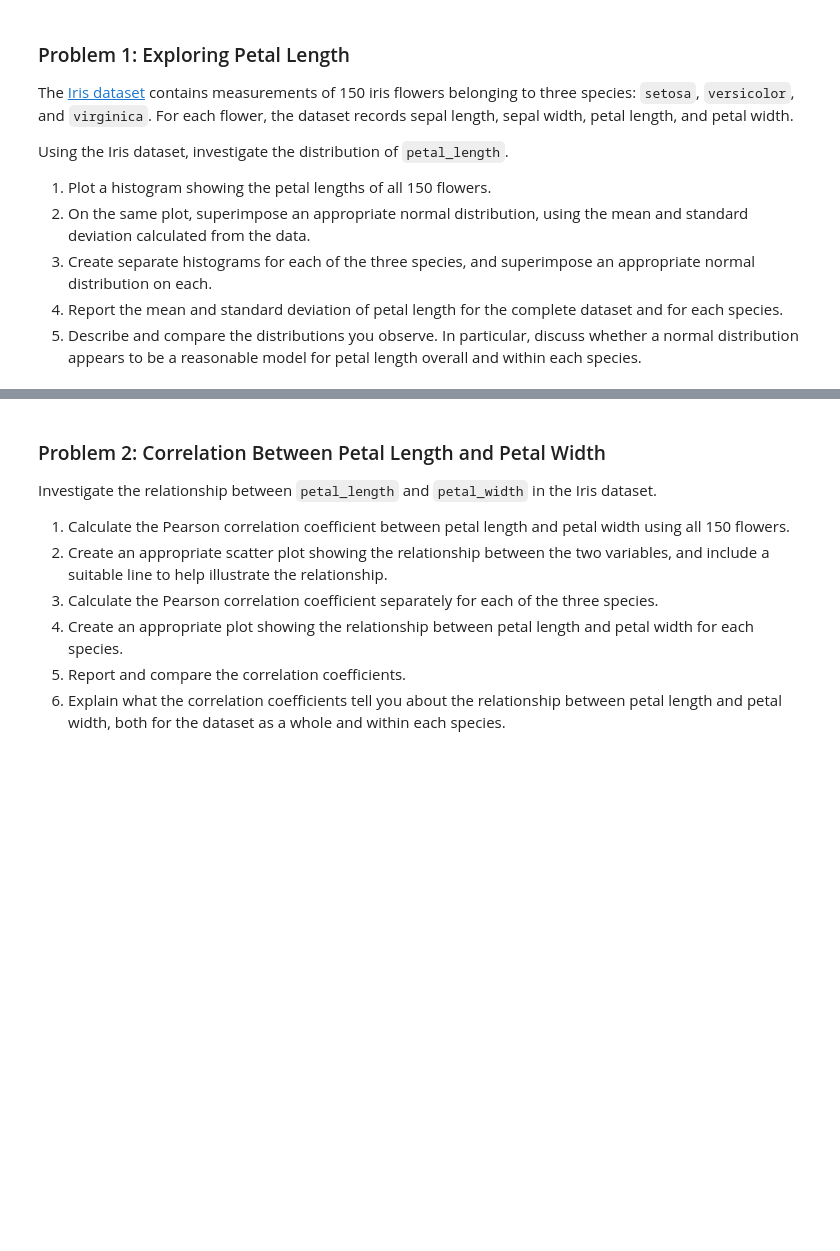
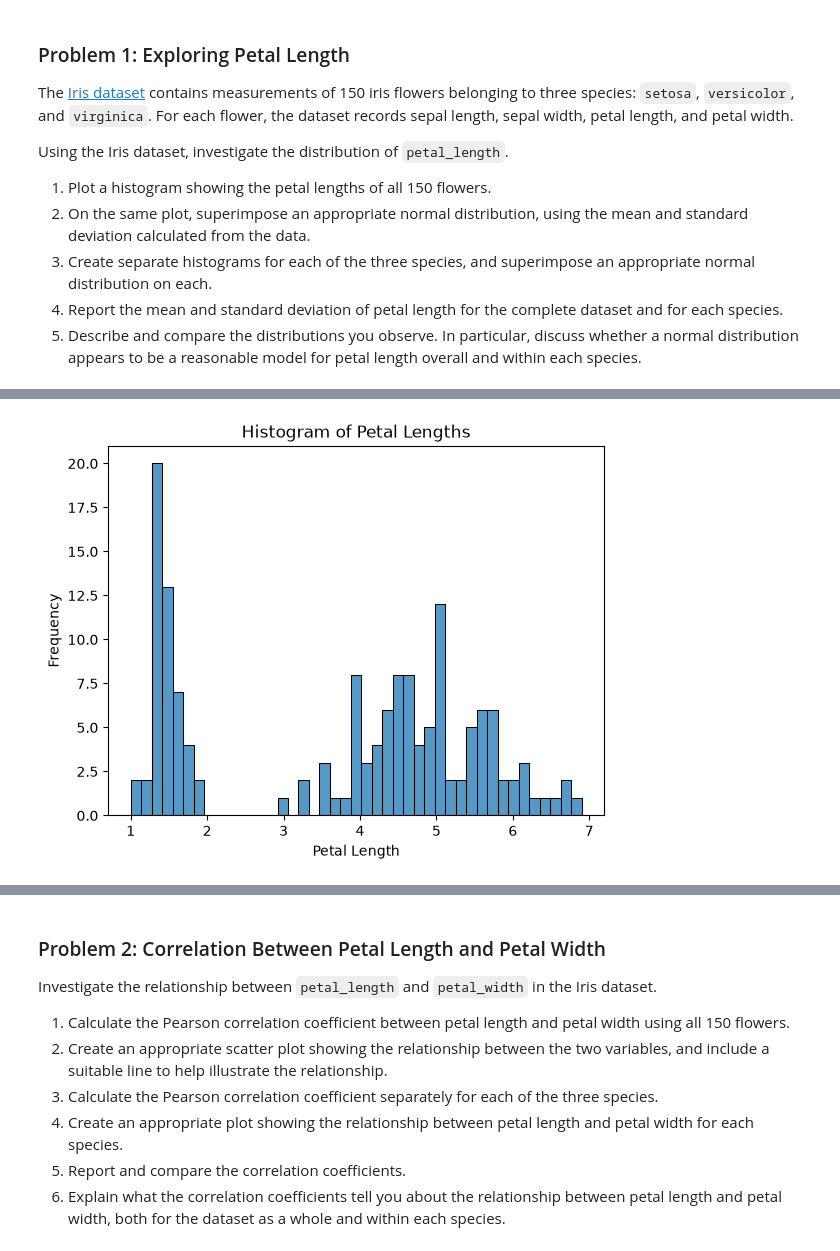
Before and after one commit to clydewatts1/PDFA_Applied_Statistics_Project, a Jupyter notebook: problems.ipynb, the cells around one changed output, grey strips where cells are left out. Cells and saved outputs as stored; diff of their text form; code cells hidden in the pictures; blank space fills up the shorter version.

```diff
--- a/problems.ipynb
+++ b/problems.ipynb
@@ -9,0 +21,9 @@ bunch_iris = datasets.load_iris(as_frame=True)
+# %%
+# Globals
+
+# File path for Iris Data Set
+IRIS_CSV = "data/iris.csv"
+# %%
+# Load into pandas dataframe
+iris_df = pd.read_csv(IRIS_CSV)
+iris_df.head()
@@ -22,0 +59,9 @@ Using the Iris dataset, investigate the distribution of `petal_length`.
+# %%
+# 1.1: Histogram of Petal Lengths
+ax = sns.histplot(iris_df['petal_length'],bins=43)
+ax.set_title("Histogram of Petal Lengths")
+ax.set_xlabel("Petal Length")
+ax.set_ylabel("Frequency")
+plt.show()
+# %% [output]
+[figure, added]
```
Also changed, not shown: parts of 11 cells of this notebook, 1 other file.
